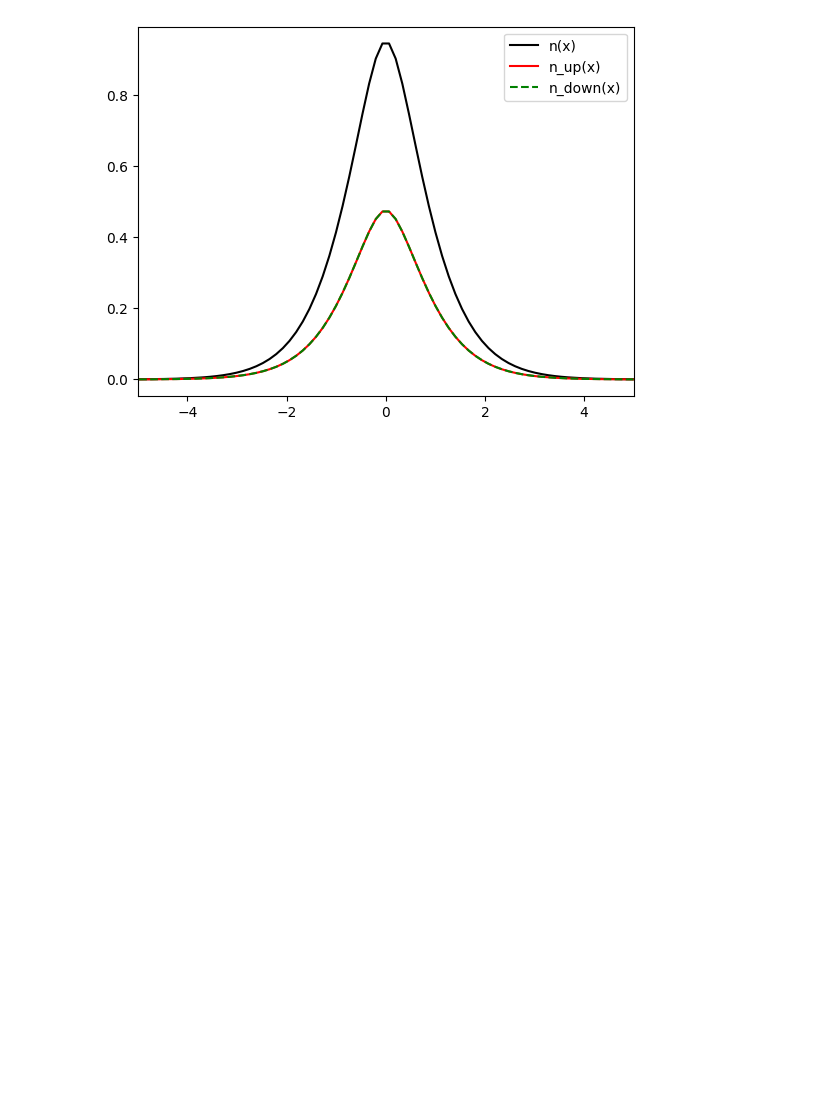
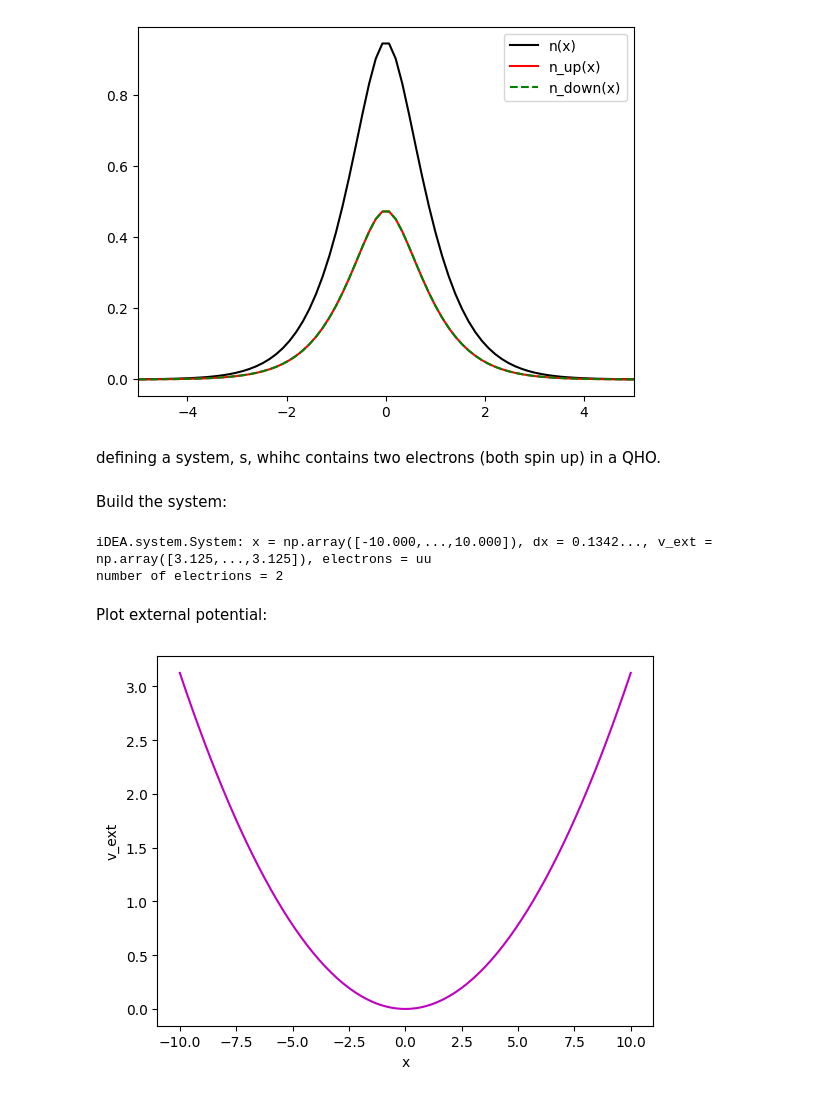
Before and after one commit to indigoedwards/indigo-mphys-project, a Jupyter notebook: iDEA-tutorial.ipynb, the cells around one changed output. Saved outputs shown, nothing was run; the diff lists cells and outputs as text; code cells hidden in the pictures; blank space fills up the shorter version.

```diff
--- a/iDEA-tutorial.ipynb
+++ b/iDEA-tutorial.ipynb
@@ -57,3 +57,31 @@ plt.legend()
 plt.show()
 # %% [output]
 [figure]
+# %% [markdown]
+defining a system, s, whihc contains two electrons (both spin up) in a QHO.
+# %%
+#define an x grid from -10 to 10 with 150 points:
+x = np.linspace(-10,10,150)
+#define external potential, angular freq = 0.25
+v_ext = 0.5*(0.25**2)*(x**2)
+#choose interaction, for this choose softened.
+v_int = idea.interactions.softened_interaction(x)
+# %% [markdown]
+Build the system:
+# %%
+s = idea.system.System(x,v_ext,v_int,electrons="uu")
+s2 = idea.system.System(x,v_ext,v_int,electrons="ud")
+print(s)
+print(f"number of electrions = {s.count}")
+# %% [output]
+iDEA.system.System: x = np.array([-10.000,...,10.000]), dx = 0.1342..., v_ext = np.array([3.125,...,3.125]), electrons = uu
+number of electrions = 2
+# %% [markdown]
+Plot external potential:
+# %%
+plt.plot(s.x, s.v_ext, "m-")
+plt.xlabel("x")
+plt.ylabel("v_ext")
+plt.show()
+# %% [output]
+[figure, added]
```
Also changed, not shown: parts of 7 cells of this notebook.
